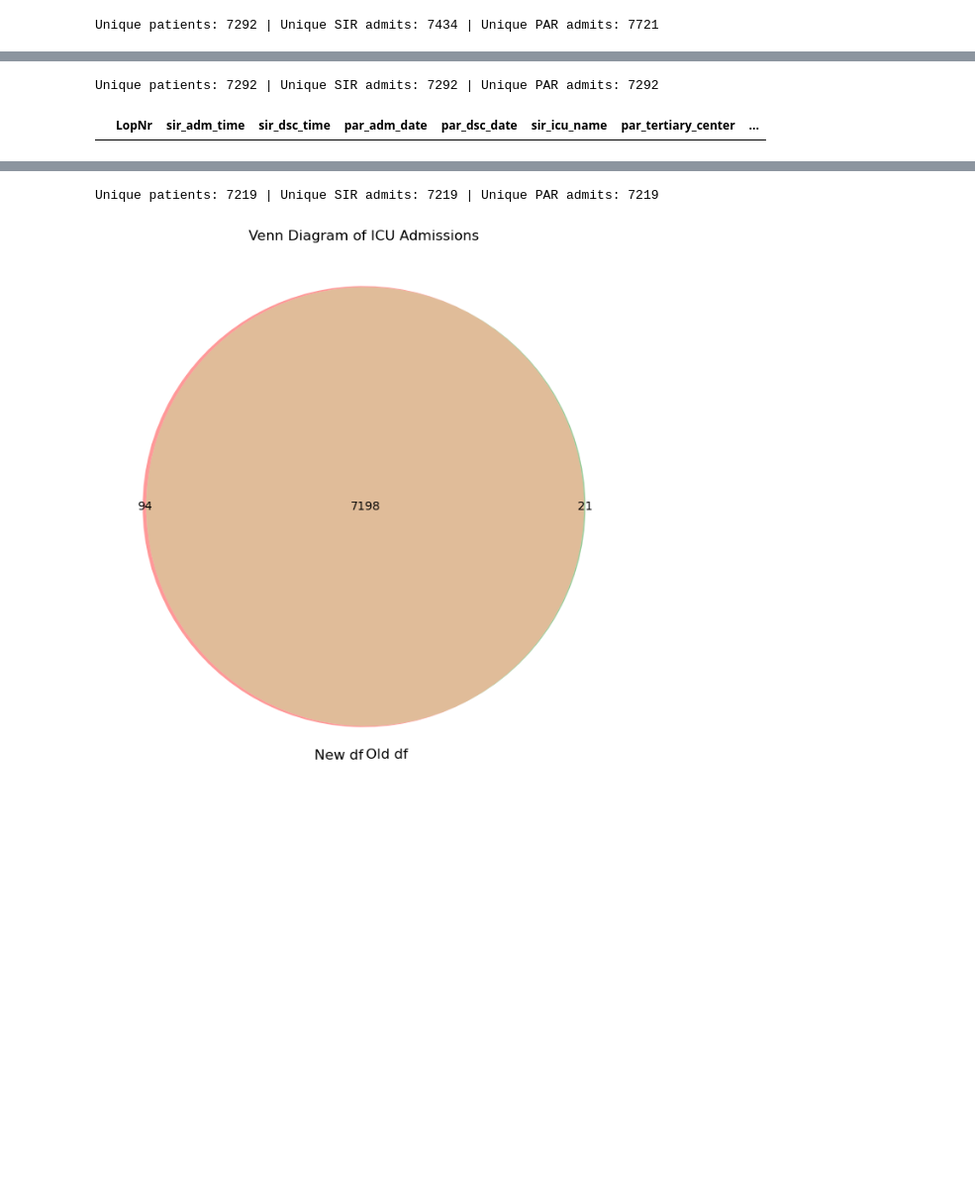
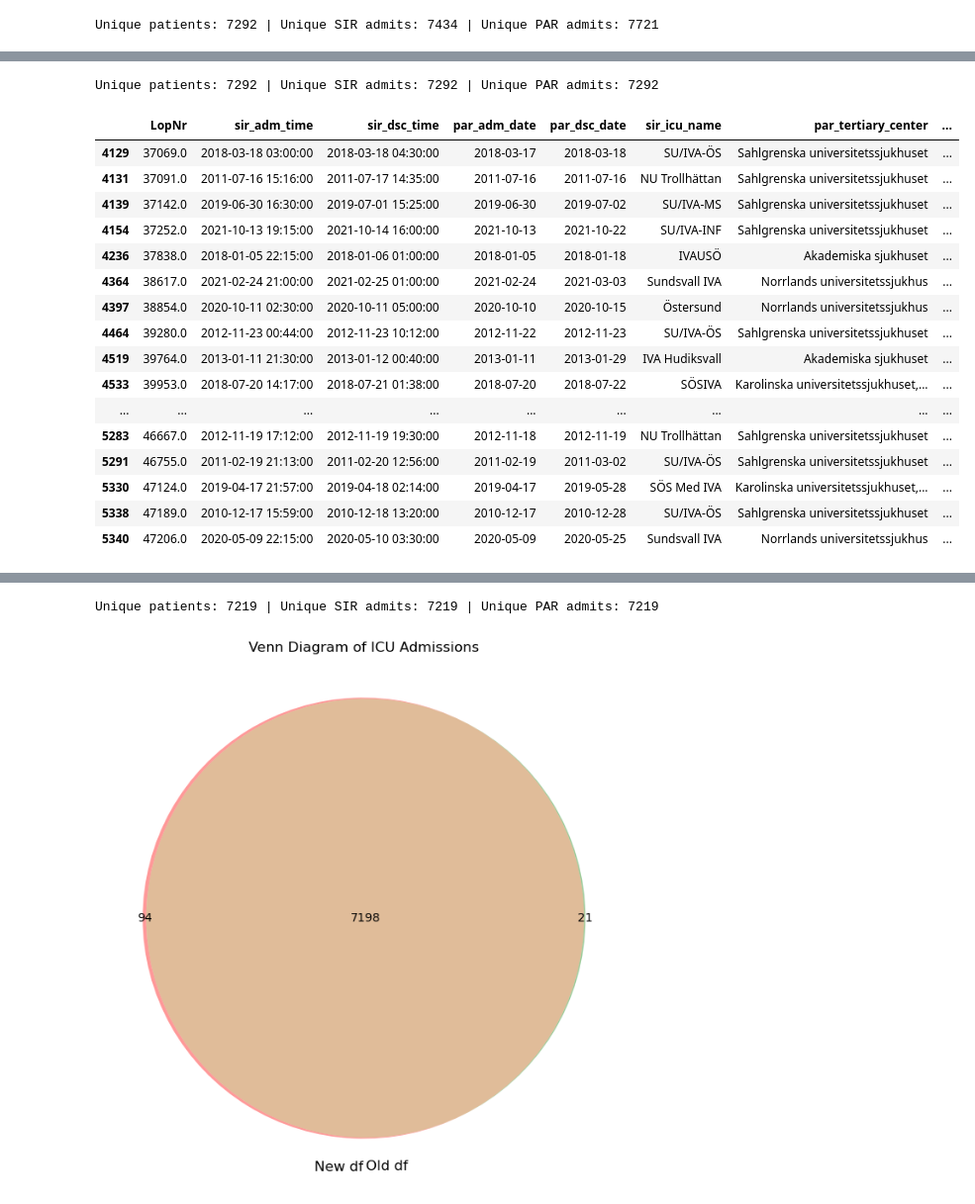
Before and after one commit to johol355/neuro-ascertainment, a Jupyter notebook: candidate-queries/transferred-nsicu-cohort/transferred-cohort.ipynb, the cells around one changed output, grey strips where cells are left out. Shown at 99% size. Drawn from its saved outputs; the diff is of its cells as text; code cells hidden in the pictures; blank space fills up the shorter version.

Commit message:
add discharge time check for pricu admit

```diff
--- a/candidate-queries/transferred-nsicu-cohort/transferred-cohort.ipynb
+++ b/candidate-queries/transferred-nsicu-cohort/transferred-cohort.ipynb
@@ -80,16 +91,15 @@ Unique patients: 7292 | Unique SIR admits: 7434 | Unique PAR admits: 7721
 query_DESC_PAR = query + "SELECT * FROM SUMMARY_TABLE_FIRST"
 DESC = pd.read_sql(query_DESC_PAR, engine)
 
-
+# format time
 DESC['par_adm_date'] = pd.to_datetime(DESC['par_adm_date'], unit='D')
 DESC['par_dsc_date'] = pd.to_datetime(DESC['par_dsc_date'], unit='D')
-#DESC['earliest_admit_date'] = pd.to_datetime(DESC['earliest_admit_date'], unit='D')
 DESC['earliest_par_admit_date'] = pd.to_datetime(DESC['earliest_par_admit_date'], unit='D')
 
 DESC['sir_adm_time'] = pd.to_datetime(DESC['sir_adm_time'], unit='s')
 DESC['sir_dsc_time'] = pd.to_datetime(DESC['sir_dsc_time'], unit='s')
 DESC['sir_adm_year'] = DESC['sir_adm_time'].dt.year
+
+count_id(DESC)
+# %% [output]
+Unique patients: 7292 | Unique SIR admits: 7292 | Unique PAR admits: 7292
-# %%
-count_id(DESC) #7239
-# %% [output]
-Unique patients: 7292 | Unique SIR admits: 7292 | Unique PAR admits: 7292
@@ -98,4 +108,20 @@ to_check = DESC.query("rows_per_patient >1").groupby('LopNr').filter(lambda x: l
 # %%
-to_check[['LopNr', 'sir_adm_time', 'sir_dsc_time', 'par_adm_date', 'par_dsc_date', 'sir_icu_name', 'par_tertiary_center', 'DX_GROUP', 'rows_per_patient', 'par_admit_relative_sir_dsc', 'earliest_par_admit_date', 'icu_admit_rank']].iloc[80:160]
+DESC[['LopNr', 'sir_adm_time', 'sir_dsc_time', 'par_adm_date', 'par_dsc_date', 'sir_icu_name', 'par_tertiary_center', 'DX_GROUP', 'rows_per_patient', 'par_admit_relative_sir_dsc', 'earliest_par_admit_date']].query("par_admit_relative_sir_dsc == -1").iloc[120:160]
 # %% [output]
 |  | LopNr | sir_adm_time | sir_dsc_time | par_adm_date | par_dsc_date | sir_icu_name | par_tertiary_center | ... |
+| 4129 | 37069.0 | 2018-03-18 03:00:00 | 2018-03-18 04:30:00 | 2018-03-17 | 2018-03-18 | SU/IVA-ÖS | Sahlgrenska universitetssjukhuset | ... |
+| 4131 | 37091.0 | 2011-07-16 15:16:00 | 2011-07-17 14:35:00 | 2011-07-16 | 2011-07-16 | NU Trollhättan | Sahlgrenska universitetssjukhuset | ... |
+| 4139 | 37142.0 | 2019-06-30 16:30:00 | 2019-07-01 15:25:00 | 2019-06-30 | 2019-07-02 | SU/IVA-MS | Sahlgrenska universitetssjukhuset | ... |
+| 4154 | 37252.0 | 2021-10-13 19:15:00 | 2021-10-14 16:00:00 | 2021-10-13 | 2021-10-22 | SU/IVA-INF | Sahlgrenska universitetssjukhuset | ... |
+| 4236 | 37838.0 | 2018-01-05 22:15:00 | 2018-01-06 01:00:00 | 2018-01-05 | 2018-01-18 | IVAUSÖ | Akademiska sjukhuset | ... |
+| 4364 | 38617.0 | 2021-02-24 21:00:00 | 2021-02-25 01:00:00 | 2021-02-24 | 2021-03-03 | Sundsvall IVA | Norrlands universitetssjukhus | ... |
+| 4397 | 38854.0 | 2020-10-11 02:30:00 | 2020-10-11 05:00:00 | 2020-10-10 | 2020-10-15 | Östersund | Norrlands universitetssjukhus | ... |
+| 4464 | 39280.0 | 2012-11-23 00:44:00 | 2012-11-23 10:12:00 | 2012-11-22 | 2012-11-23 | SU/IVA-ÖS | Sahlgrenska universitetssjukhuset | ... |
+| 4519 | 39764.0 | 2013-01-11 21:30:00 | 2013-01-12 00:40:00 | 2013-01-11 | 2013-01-29 | IVA Hudiksvall | Akademiska sjukhuset | ... |
+| 4533 | 39953.0 | 2018-07-20 14:17:00 | 2018-07-21 01:38:00 | 2018-07-20 | 2018-07-22 | SÖSIVA | Karolinska universitetssjukhuset,... | ... |
+| ... | ... | ... | ... | ... | ... | ... | ... | ... |
+| 5283 | 46667.0 | 2012-11-19 17:12:00 | 2012-11-19 19:30:00 | 2012-11-18 | 2012-11-19 | NU Trollhättan | Sahlgrenska universitetssjukhuset | ... |
+| 5291 | 46755.0 | 2011-02-19 21:13:00 | 2011-02-20 12:56:00 | 2011-02-19 | 2011-03-02 | SU/IVA-ÖS | Sahlgrenska universitetssjukhuset | ... |
+| 5330 | 47124.0 | 2019-04-17 21:57:00 | 2019-04-18 02:14:00 | 2019-04-17 | 2019-05-28 | SÖS Med IVA | Karolinska universitetssjukhuset,... | ... |
+| 5338 | 47189.0 | 2010-12-17 15:59:00 | 2010-12-18 13:20:00 | 2010-12-17 | 2010-12-28 | SU/IVA-ÖS | Sahlgrenska universitetssjukhuset | ... |
+| 5340 | 47206.0 | 2020-05-09 22:15:00 | 2020-05-10 03:30:00 | 2020-05-09 | 2020-05-25 | Sundsvall IVA | Norrlands universitetssjukhus | ... |
```
Also changed, not shown: parts of 24 cells of this notebook, 1 other file.
